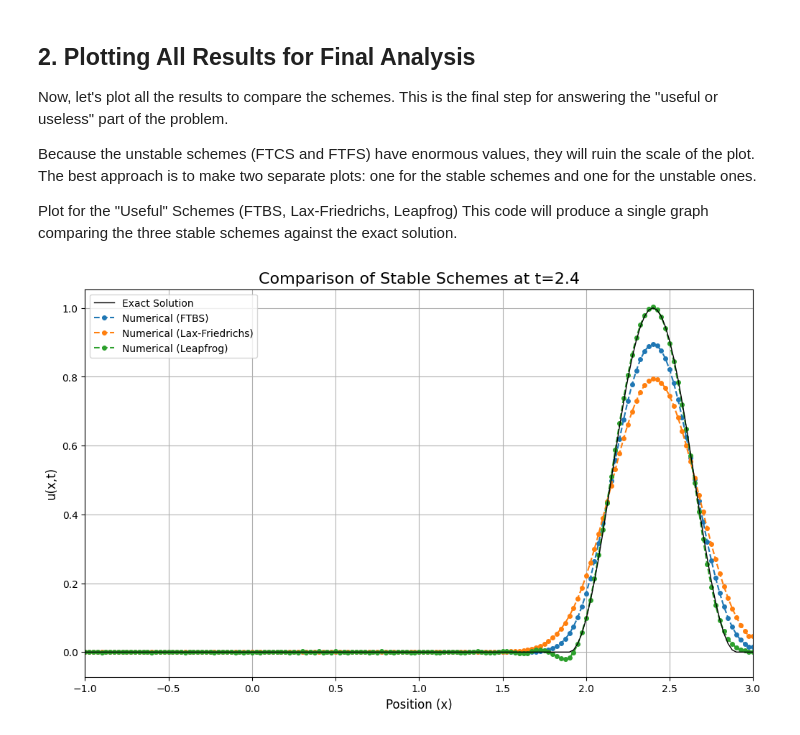
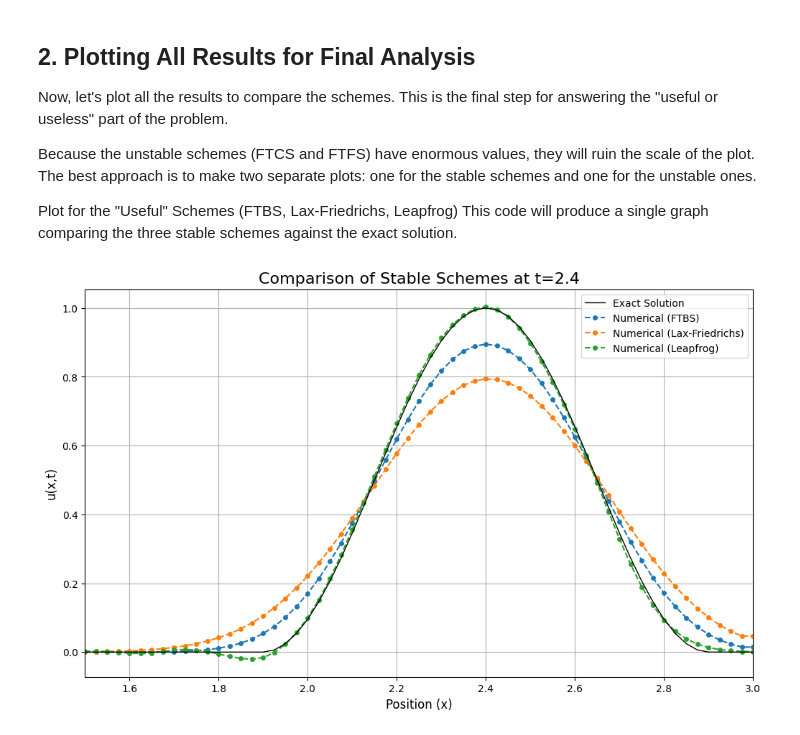
Before and after one commit to hustlepuff1/Numerical-Combustion-Class-Codes, a Jupyter notebook: hw2/hw2_plot.ipynb, the cells around one changed output. Cells and saved outputs as stored; diff of their text form; code cells hidden in the pictures.

```diff
--- a/hw2/hw2_plot.ipynb
+++ b/hw2/hw2_plot.ipynb
@@ -36,32 +36,32 @@ import pandas as pd
 import matplotlib.pyplot as plt
 
 
 stable_schemes = {
     'FTBS': 'results_ftbs.dat',
     'Lax-Friedrichs': 'results_laxfriedrichs.dat',
     'Leapfrog': 'results_leapfrog.dat'
 }
 
 fig, ax = plt.subplots(figsize=(12, 7))
 
 df_exact = pd.read_csv('results_ftbs.dat', sep='\s+')
 ax.plot(df_exact['x'], df_exact['u_exact'], color='black', linewidth=1, label='Exact Solution', zorder=5)
 
 
 for name, file_path in stable_schemes.items():
     try:
         df = pd.read_csv(file_path, sep='\s+')
         ax.plot(df['x'], df['u_numerical'], 'o--', label=f'Numerical ({name})', markersize=4)
     except FileNotFoundError:
         print(f"Warning: Data file not found for {name} at '{file_path}'")
 
 
 ax.set_title('Comparison of Stable Schemes at t=2.4', fontsize=16)
 ax.set_xlabel('Position (x)', fontsize=12)
 ax.set_ylabel('u(x,t)', fontsize=12)
 ax.legend(fontsize=10)
 ax.grid(True)
-ax.set_xlim(-1.0, 3.0)
+ax.set_xlim(1.5, 3.0)
 plt.show()
 # %% [output]
-[figure, old version]
+[figure, new version]
```
Also changed, not shown: 9 other files.
